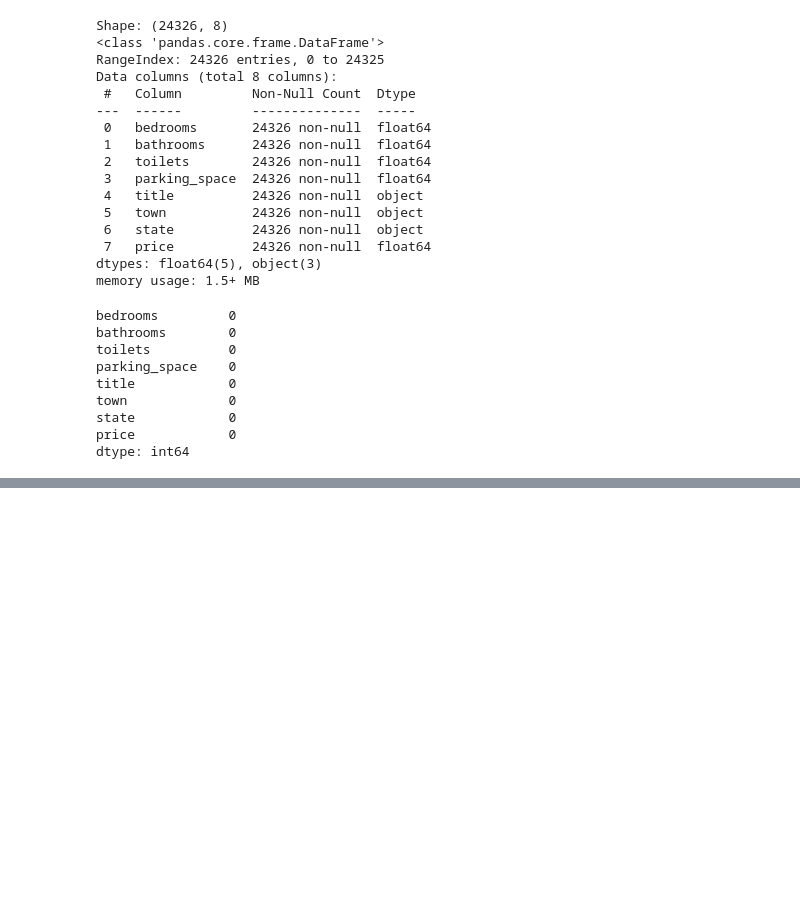
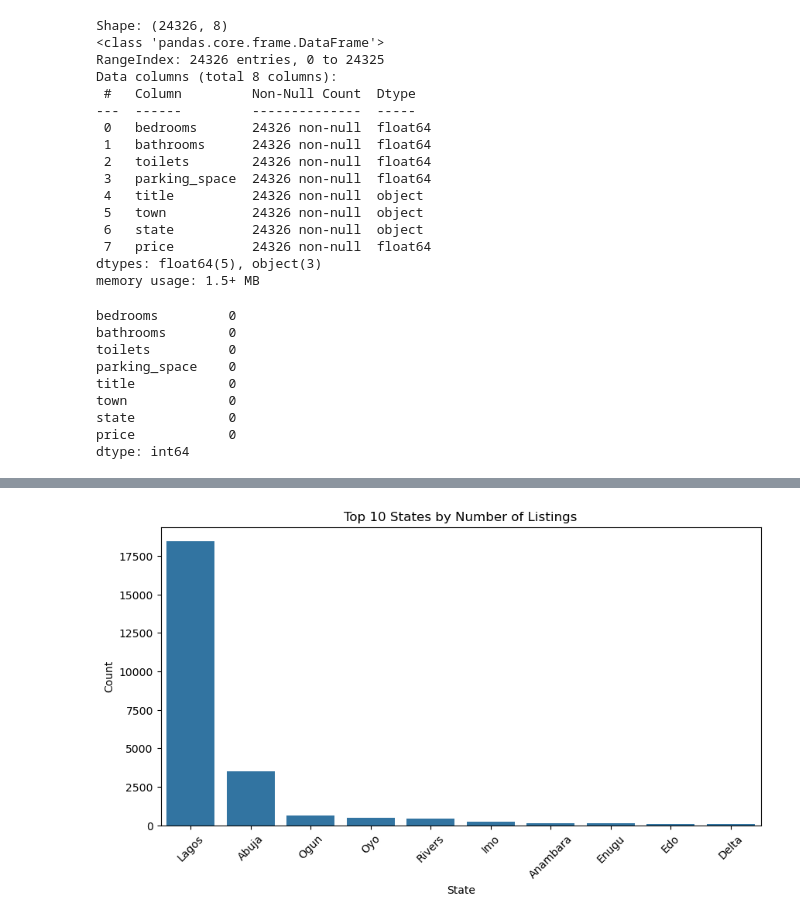
Before and after one commit to 0sinach1/house-price-model, a Jupyter notebook: notebook/EDA.ipynb, the cells around one changed output, grey strips where cells are left out. Saved outputs shown, nothing was run; the diff lists cells and outputs as text; code cells hidden in the pictures; blank space fills up the shorter version.

```diff
--- a/notebook/EDA.ipynb
+++ b/notebook/EDA.ipynb
@@ -72,0 +90,4 @@ dtype: int64
+# %%
+# Top 10 states by count
+state_counts = df['state'].value_counts().head(10)
+print(state_counts)
@@ -72,0 +107,10 @@ dtype: int64
+# %%
+plt.figure(figsize=(10, 5))
+sns.barplot(x=state_counts.index, y=state_counts.values)
+plt.title('Top 10 States by Number of Listings')
+plt.xlabel('State')
+plt.ylabel('Count')
+plt.xticks(rotation=45)
+plt.show()
+# %% [output]
+[figure, added]
```
Also changed, not shown: parts of 4 cells of this notebook.
